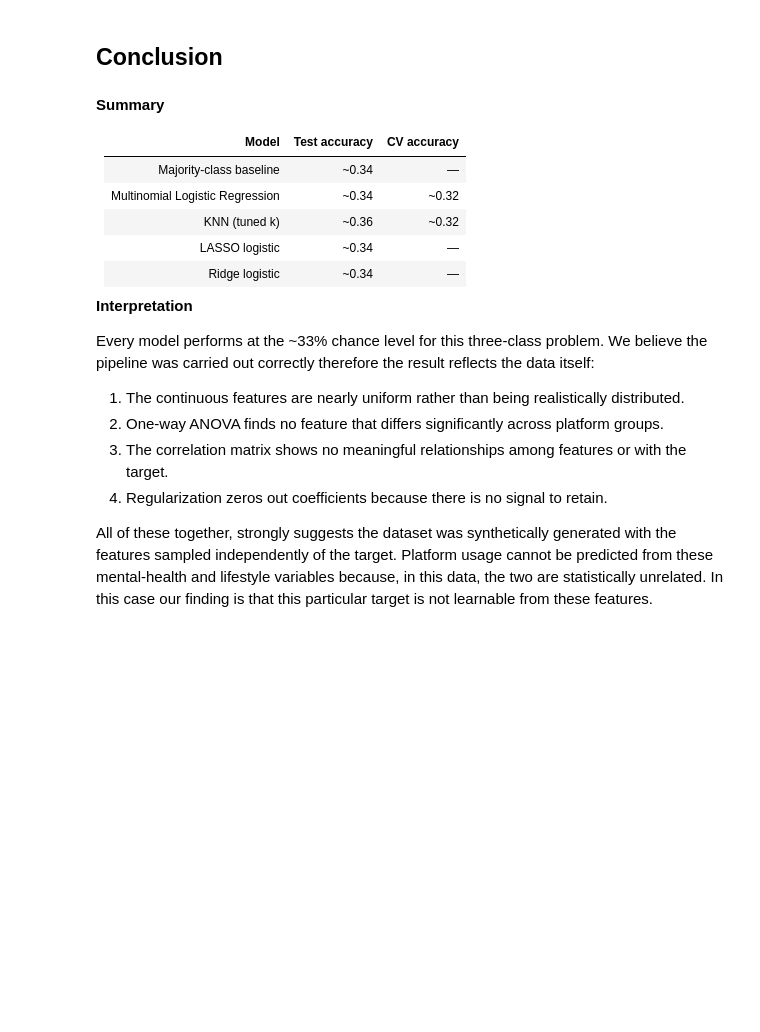
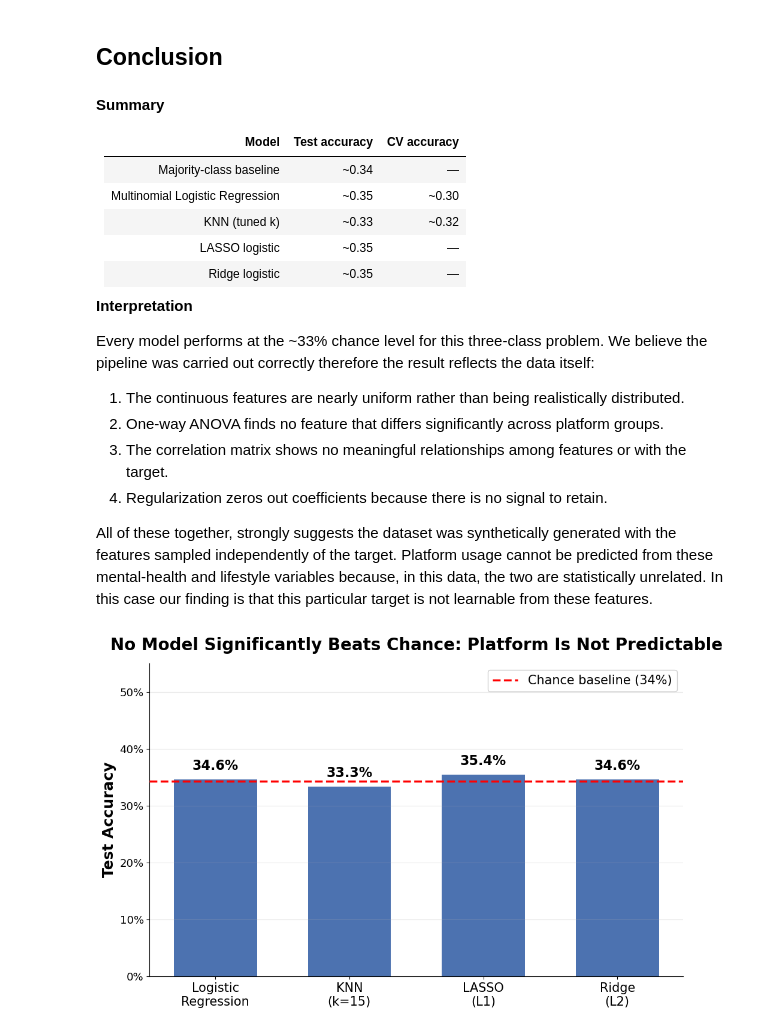
Before and after one commit to coderkl/Mental-Health-EDA, a Jupyter notebook: Teen Analysis.ipynb, the cells around one changed output. Saved outputs shown, nothing was run; the diff lists cells and outputs as text; code cells hidden in the pictures; blank space fills up the shorter version.

Commit message:
Graph for Poster
Graph showing main result added at bottom

```diff
--- a/Teen Analysis.ipynb
+++ b/Teen Analysis.ipynb
@@ -363,10 +364,10 @@ With a L1 penalty (C=0.05) LASSO zeros out most of the coefficients while accura
 | Model | Test accuracy | CV accuracy |
 |-------|--------------|-------------|
 | Majority-class baseline | ~0.34 | — |
-| Multinomial Logistic Regression | ~0.34 | ~0.32 |
-| KNN (tuned k) | ~0.36 | ~0.32 |
-| LASSO logistic | ~0.34 | — |
-| Ridge logistic | ~0.34 | — |
+| Multinomial Logistic Regression | ~0.35 | ~0.30 |
+| KNN (tuned k) | ~0.33 | ~0.32 |
+| LASSO logistic | ~0.35 | — |
+| Ridge logistic | ~0.35 | — |
 
 **Interpretation**
 
@@ -378,3 +379,24 @@ Every model performs at the ~33% chance level for this three-class problem. We b
 4. Regularization zeros out coefficients because there is no signal to retain.
 
 All of these together, strongly suggests the dataset was synthetically generated with the features sampled independently of the target. Platform usage cannot be predicted from these mental-health and lifestyle variables because, in this data, the two are statistically unrelated. In this case our finding is that this particular target is not learnable from these features.
+# %%
+model_names = ["Logistic\nRegression", f"KNN\n(k={best_k})", "LASSO\n(L1)", "Ridge\n(L2)"]
+accuracies = [accuracy_score(y_test, logreg.predict(X_test_s)),accuracy_score(y_test, knn_grid.best_estimator_.predict(X_test_s)),accuracy_score(y_test, lasso.predict(X_test_s)),accuracy_score(y_test, ridge.predict(X_test_s)),]
+fig, ax = plt.subplots(figsize=(10, 6.5))
+bars = ax.bar(model_names, accuracies, color="#4C72B0", width=0.62)
+ax.axhline(baseline, color="red", linestyle="--", linewidth=2.5, zorder=4,label=f"Chance baseline ({baseline:.0%})")
+for bar, acc in zip(bars, accuracies):
+    ax.text(bar.get_x() + bar.get_width()/2, acc + 0.012, f"{acc:.1%}",ha="center", va="bottom", fontsize=16, fontweight="bold")
+ax.set_ylim(0, 0.55)
+ax.yaxis.set_major_formatter(PercentFormatter(xmax=1.0))
+ax.set_ylabel("Test Accuracy", fontsize=18, fontweight="bold")
+ax.set_title("No Model Significantly Beats Chance: Platform Is Not Predictable",fontsize=20, fontweight="bold", pad=16)
+ax.tick_params(axis="x", labelsize=15)
+ax.tick_params(axis="y", labelsize=13)
+ax.legend(fontsize=15, loc="upper right", framealpha=0.95)
+ax.grid(axis="y", alpha=0.3, zorder=0)
+for spine in ["top", "right"]:
+    ax.spines[spine].set_visible(False)
+plt.tight_layout()
+# %% [output]
+[figure, added]
```
Also changed, not shown: parts of 2 cells of this notebook.
